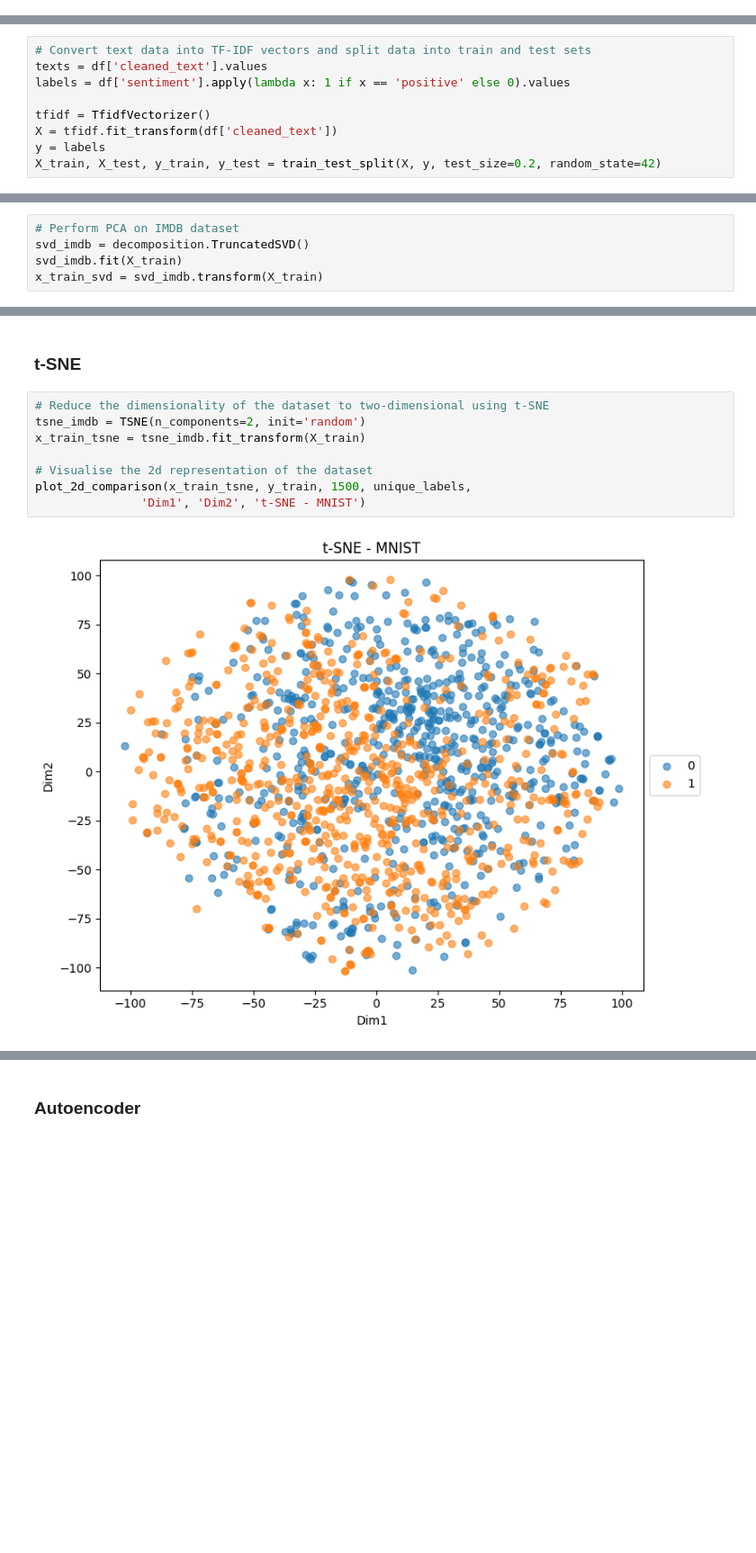
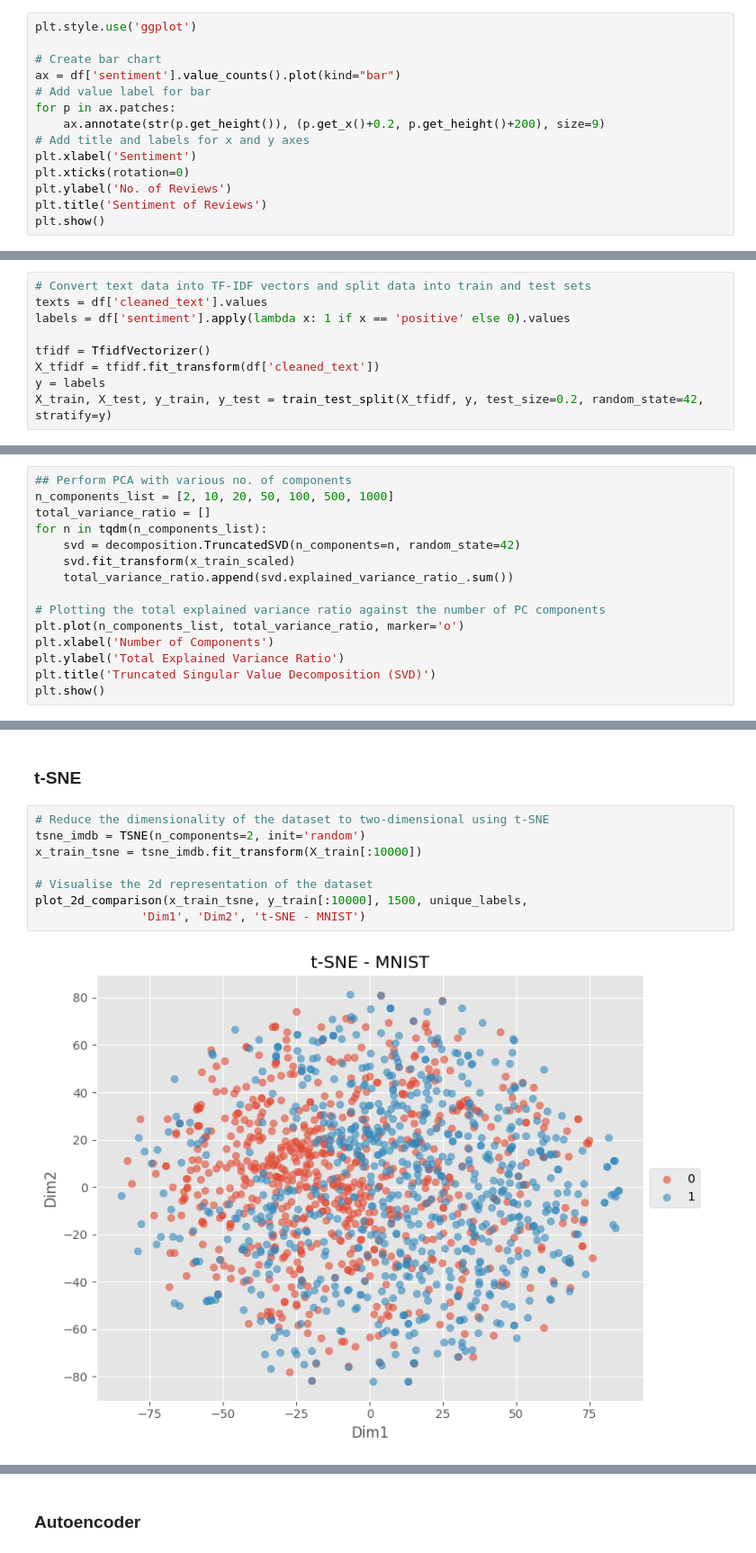
Before and after one commit to jzkhong/GCAE, a Jupyter notebook: MLDS_Projects_TextData.ipynb, the cells around one changed output, grey strips where cells are left out. Shown at 90% size. Drawn from its saved outputs; the diff is of its cells as text; blank space fills up the shorter version.

Commit message:
update image and text analysis

```diff
--- a/MLDS_Projects_TextData.ipynb
+++ b/MLDS_Projects_TextData.ipynb
@@ -85,3 +91,17 @@ df.head()
 | 2 | I thought this was a wonderful wa... | positive | thought wa wonderful way spend ti... |
 | 3 | Basically there's a family where ... | negative | basically family little boy jake ... |
 | 4 | Petter Mattei's "Love in the Time... | positive | petter mattei love time money vis... |
+# %%
+plt.style.use('ggplot')
+
+# Create bar chart
+ax = df['sentiment'].value_counts().plot(kind="bar")
+# Add value label for bar
+for p in ax.patches:
+    ax.annotate(str(p.get_height()), (p.get_x()+0.2, p.get_height()+200), size=9)
+# Add title and labels for x and y axes
+plt.xlabel('Sentiment')
+plt.xticks(rotation=0)
+plt.ylabel('No. of Reviews')
+plt.title('Sentiment of Reviews')
+plt.show()
@@ -91,8 +113,8 @@ texts = df['cleaned_text'].values
 labels = df['sentiment'].apply(lambda x: 1 if x == 'positive' else 0).values
 
 tfidf = TfidfVectorizer()
-X = tfidf.fit_transform(df['cleaned_text'])
+X_tfidf = tfidf.fit_transform(df['cleaned_text'])
 y = labels
-X_train, X_test, y_train, y_test = train_test_split(X, y, test_size=0.2, random_state=42)
+X_train, X_test, y_train, y_test = train_test_split(X_tfidf, y, test_size=0.2, random_state=42, stratify=y)
 # %% [markdown]
 ### PCA
@@ -99,5 +126,15 @@ X_train, X_test, y_train, y_test = train_test_split(X, y, test_size=0.2, random_
 # %%
-# Perform PCA on IMDB dataset
-svd_imdb = decomposition.TruncatedSVD()
-svd_imdb.fit(X_train)
-x_train_svd = svd_imdb.transform(X_train)
+## Perform PCA with various no. of components
+n_components_list = [2, 10, 20, 50, 100, 500, 1000]
+total_variance_ratio = []
+for n in tqdm(n_components_list):
+    svd = decomposition.TruncatedSVD(n_components=n, random_state=42)
+    svd.fit_transform(x_train_scaled)
+    total_variance_ratio.append(svd.explained_variance_ratio_.sum())
+
+# Plotting the total explained variance ratio against the number of PC components
+plt.plot(n_components_list, total_variance_ratio, marker='o')
+plt.xlabel('Number of Components')
+plt.ylabel('Total Explained Variance Ratio')
+plt.title('Truncated Singular Value Decomposition (SVD)')
+plt.show()
@@ -252,10 +232,10 @@ Loaded data shape: (60000, 60000)
 # %%
 # Reduce the dimensionality of the dataset to two-dimensional using t-SNE
 tsne_imdb = TSNE(n_components=2, init='random')
-x_train_tsne = tsne_imdb.fit_transform(X_train)
+x_train_tsne = tsne_imdb.fit_transform(X_train[:10000])
 
 # Visualise the 2d representation of the dataset
-plot_2d_comparison(x_train_tsne, y_train, 1500, unique_labels,
+plot_2d_comparison(x_train_tsne, y_train[:10000], 1500, unique_labels,
                'Dim1', 'Dim2', 't-SNE - MNIST')
 # %% [output]
-[figure, old version]
+[figure, new version]
```
Also changed, not shown: parts of 12 cells of this notebook, 2 other files.
